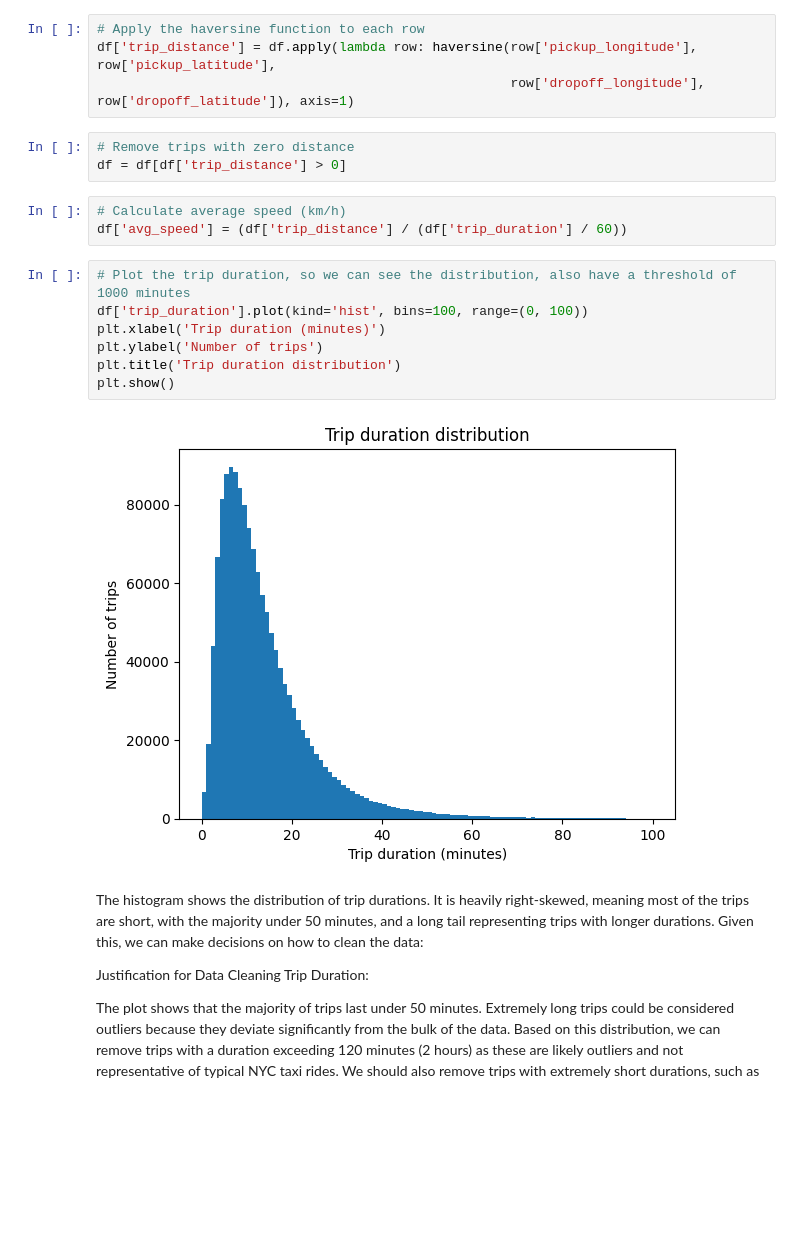
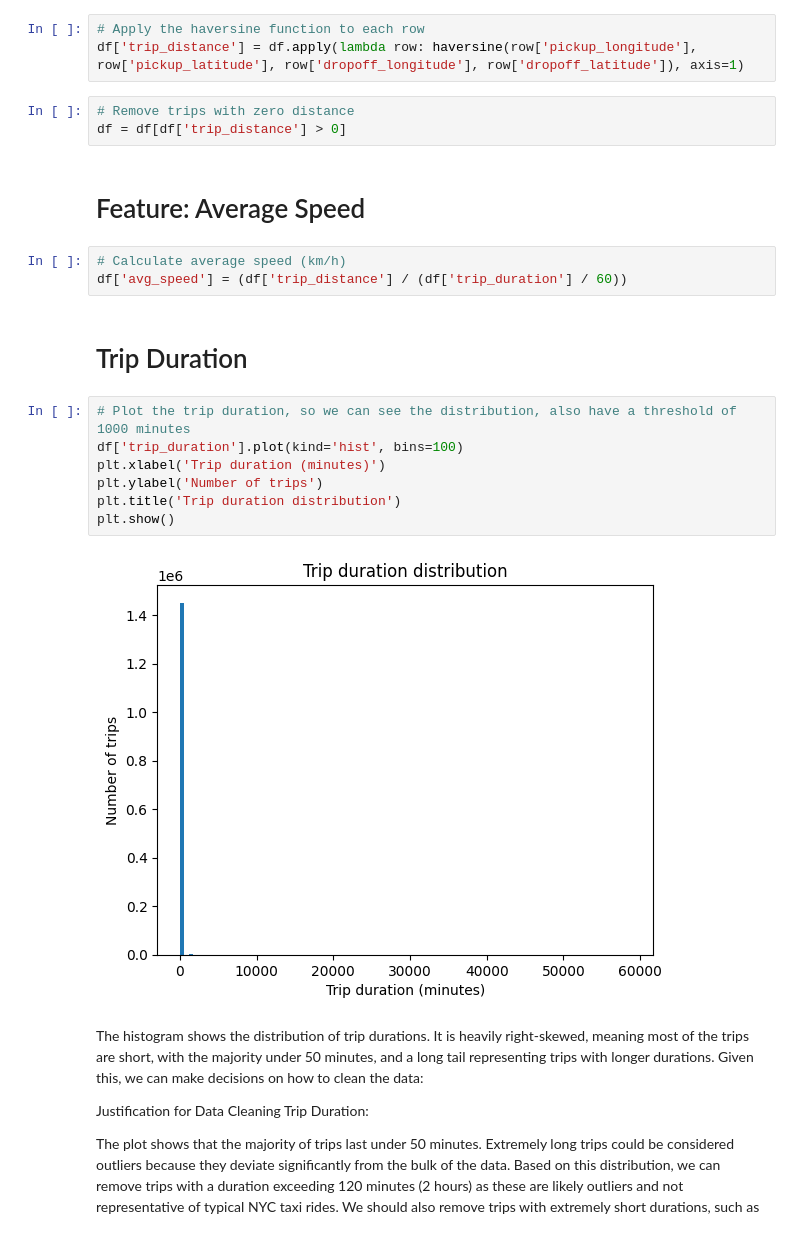
Before and after one commit to Daggy2002/DVE-Assignments, a Jupyter notebook: Assignment2/main.ipynb, the cells around one changed output. Drawn from its saved outputs; the diff is of its cells as text; blank space fills up the shorter version.

```diff
--- a/Assignment2/main.ipynb
+++ b/Assignment2/main.ipynb
@@ -43,22 +105,25 @@ def haversine(lon1, lat1, lon2, lat2):
 # %%
 # Apply the haversine function to each row
-df['trip_distance'] = df.apply(lambda row: haversine(row['pickup_longitude'], row['pickup_latitude'],
-                                                     row['dropoff_longitude'], row['dropoff_latitude']), axis=1)
+df['trip_distance'] = df.apply(lambda row: haversine(row['pickup_longitude'], row['pickup_latitude'], row['dropoff_longitude'], row['dropoff_latitude']), axis=1)
 # %%
 # Remove trips with zero distance
 df = df[df['trip_distance'] > 0]
+# %% [markdown]
+# Feature: Average Speed
 # %%
 # Calculate average speed (km/h)
 df['avg_speed'] = (df['trip_distance'] / (df['trip_duration'] / 60))
+# %% [markdown]
+# Trip Duration
 # %%
 # Plot the trip duration, so we can see the distribution, also have a threshold of 1000 minutes
-df['trip_duration'].plot(kind='hist', bins=100, range=(0, 100))
+df['trip_duration'].plot(kind='hist', bins=100)
 plt.xlabel('Trip duration (minutes)')
 plt.ylabel('Number of trips')
 plt.title('Trip duration distribution')
 plt.show()
 # %% [output]
-[figure, old version]
+[figure, new version]
 # %% [markdown]
 The histogram shows the distribution of trip durations. It is heavily right-skewed, meaning most of the trips are short, with the majority under 50 minutes, and a long tail representing trips with longer durations. Given this, we can make decisions on how to clean the data:
 
```
Also changed, not shown: parts of 35 cells of this notebook.
